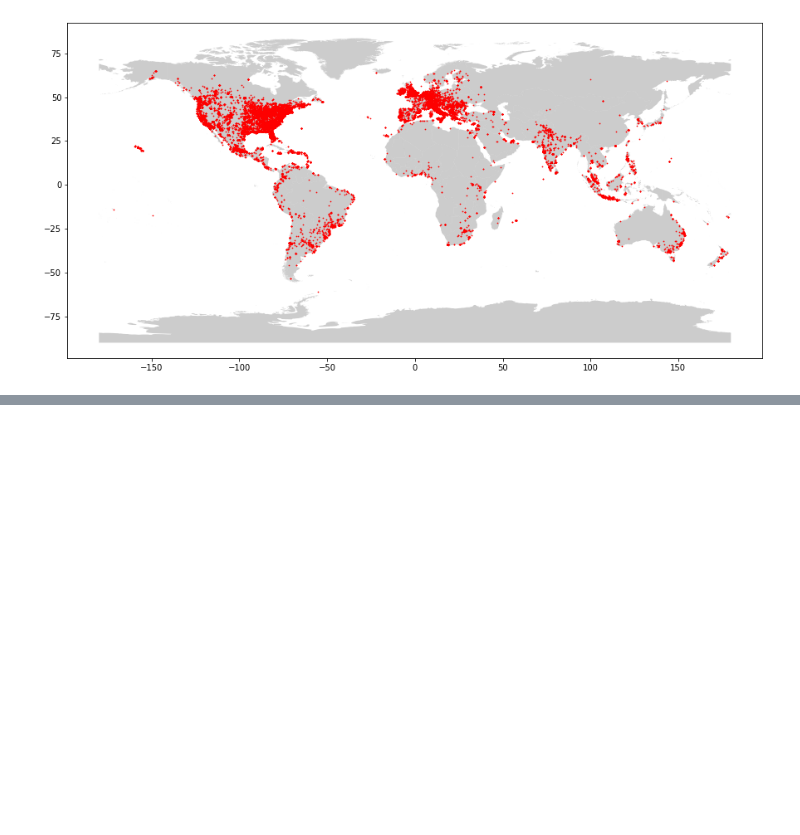
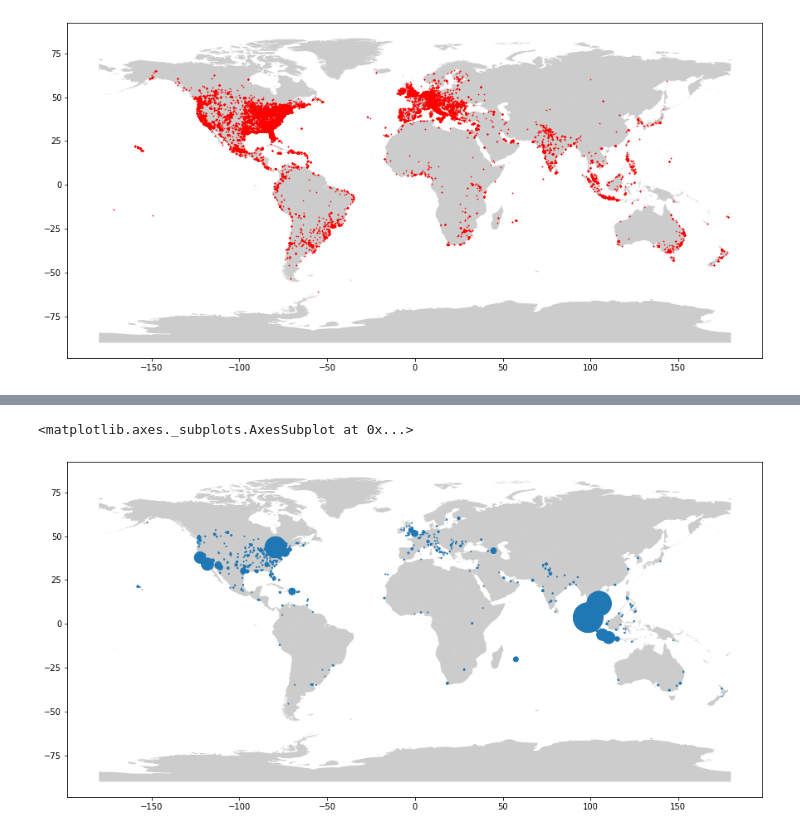
Before and after one commit to pruthviperumalla/Event-Recommender-System, a Jupyter notebook: explore_data.ipynb, the cells around one changed output, grey strips where cells are left out. Cells and saved outputs as stored; diff of their text form; code cells hidden in the pictures; blank space fills up the shorter version.

```diff
--- a/explore_data.ipynb
+++ b/explore_data.ipynb
@@ -449,0 +477,6 @@ geo_df.plot(ax=ax, markersize = 2, color = 'red', marker = '.')
+# %%
+train_events['cc'] = train_events['city'] + "," + train_events['country']
+city = train_events['cc'].value_counts()
+city = city.to_frame()
+city['address'] = city.index
+city.head()
@@ -449,0 +505,20 @@ geo_df.plot(ax=ax, markersize = 2, color = 'red', marker = '.')
+# %%
+list_lat = []   # create empty lists
+list_long = []
+
+
+for index, row in tqdm_notebook(city.iterrows()): # iterate over rows in dataframe
+
+    query = index
+
+    results = geocoder.geocode(query)
+    lat = results[0]['geometry']['lat']
+    long = results[0]['geometry']['lng']
+
+    list_lat.append(lat)
+    list_long.append(long)
+
+# create new columns from lists
+
+city['lat'] = list_lat
+city['lon'] = list_long
@@ -449,0 +537,18 @@ geo_df.plot(ax=ax, markersize = 2, color = 'red', marker = '.')
+# %%
+import geopandas as gpd
+from shapely.geometry import Point, Polygon
+
+world_map = gpd.read_file('../Igismap/TM_WORLD_BORDERS-0.3.shp')
+fig,ax = plt.pyplot.subplots(figsize=[15,15])
+
+
+geometry = [Point(xy) for xy in zip(city['lon'], city['lat'])]
+
+world_map.plot(ax=ax, alpha=0.4, color="grey")
+crs = {'init': 'epsg:4326'}
+geo_df = gpd.GeoDataFrame(city, crs = crs, geometry = geometry)
+
+geo_df.plot(ax=ax, markersize = geo_df["cc"])
+# %% [output]
+<matplotlib.axes._subplots.AxesSubplot at 0x...>
+[figure, added]
```
Also changed, not shown: parts of 16 cells of this notebook.
